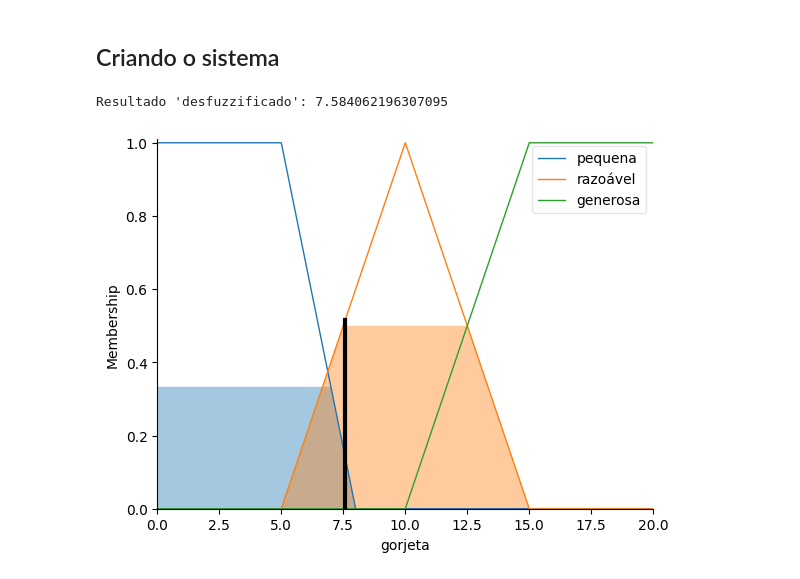
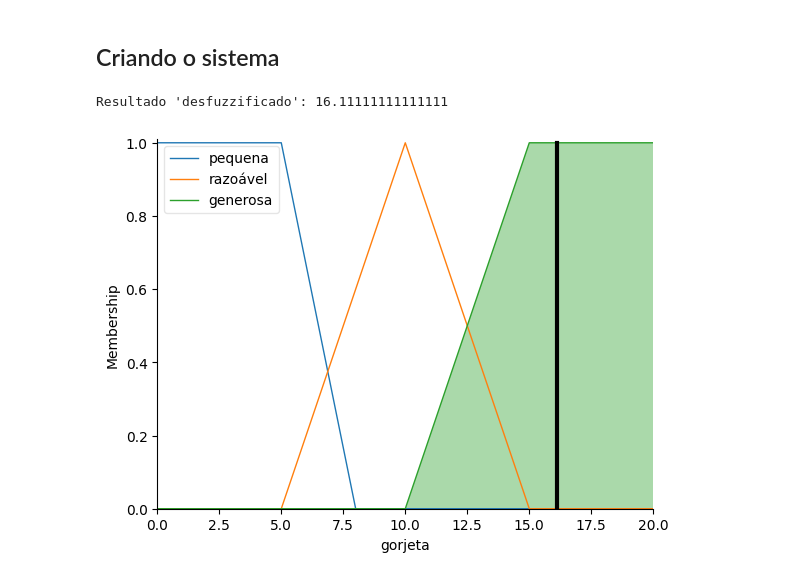
Before and after one commit to MatheusJulidori/C210-L5, a Jupyter notebook: Aula 11/miso.ipynb, the cells around one changed output. Cells and saved outputs as stored; diff of their text form; code cells hidden in the pictures.

```diff
--- a/Aula 11/miso.ipynb
+++ b/Aula 11/miso.ipynb
@@ -76,16 +75,16 @@ gorjeta_controle = control.ControlSystem([regra1, regra2, regra3])
 # %%
 # Criando sistema com o controle de gorjeta
 sistema = control.ControlSystemSimulation(gorjeta_controle)
 
-sistema.input["qualidade"] = 5
-sistema.input["servico"] = 4
+sistema.input["qualidade"] = 11
+sistema.input["servico"] = 11
 
 # Executando o sistema
 sistema.compute()
 
 print(f"Resultado 'desfuzzificado': {sistema.output['gorjeta']}")
 
 gorjeta.view(sim = sistema)
 # %% [output]
-Resultado 'desfuzzificado': 7.584062196307095
+Resultado 'desfuzzificado': 16.11111111111111
-[figure, old version]
+[figure, new version]
```
Also changed, not shown: parts of 3 cells of this notebook, 3 other files.
